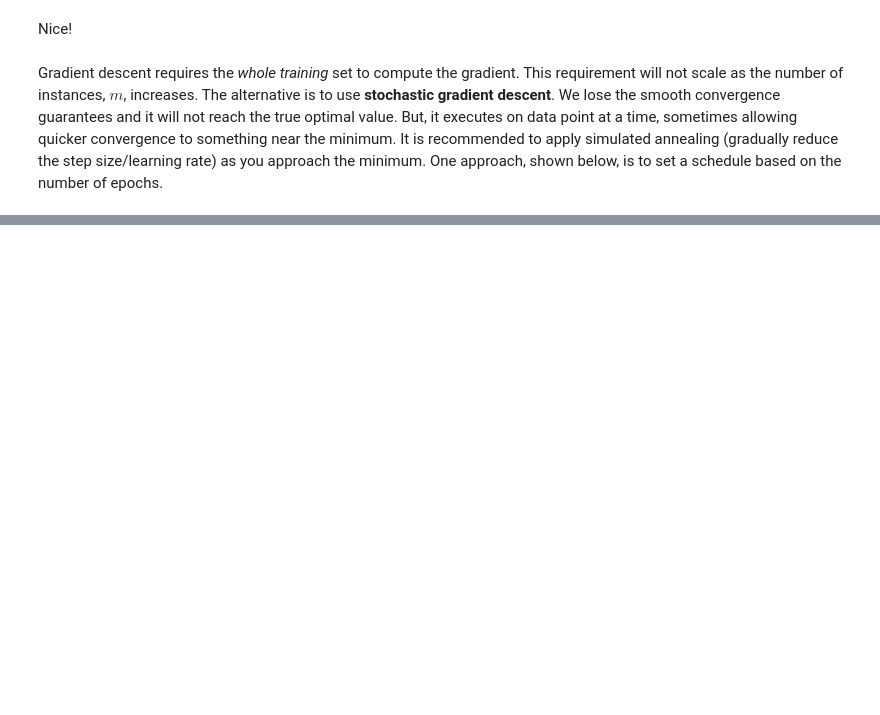
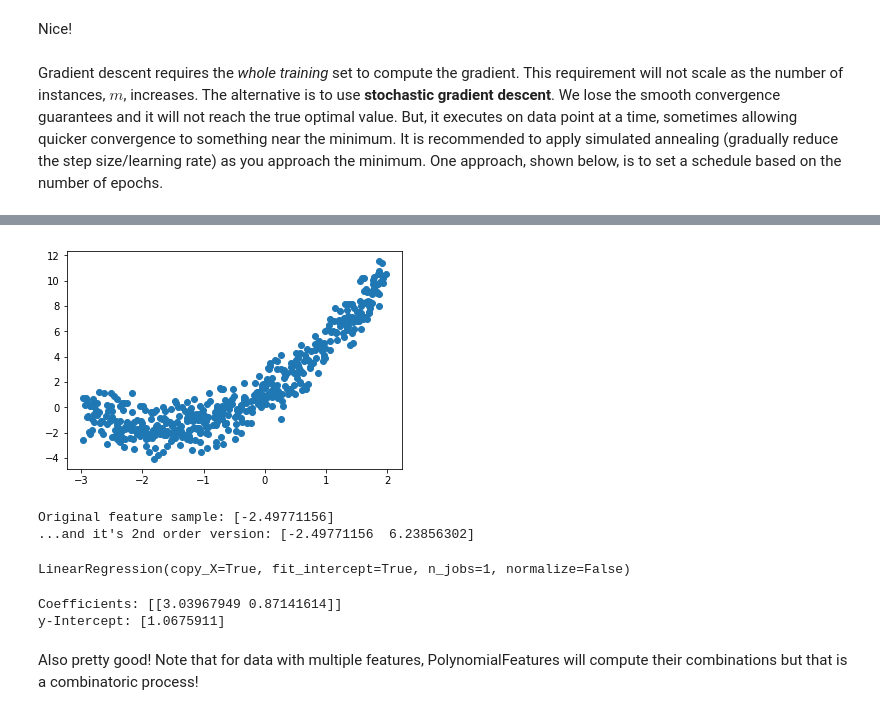
Before and after one commit to drpjm/python-ml-sandbox, a Jupyter notebook: Chapter04-Training/LinearRegression.ipynb, the cells around one changed output, grey strips where cells are left out. Drawn from its saved outputs; the diff is of its cells as text; code cells hidden in the pictures; blank space fills up the shorter version.

```diff
--- a/Chapter04-Training/LinearRegression.ipynb
+++ b/Chapter04-Training/LinearRegression.ipynb
@@ -111,0 +164,8 @@ print("Final parameters: " + str(theta))
+# %%
+X = 5 * np.random.rand(m, 1) - 3
+y = 0.85 * X**2 + 3*X + 1 + np.random.randn(m,1)
+# %%
+plt.scatter(X,y)
+plt.show()
+# %% [output]
+[figure, added]
@@ -111,0 +177,20 @@ print("Final parameters: " + str(theta))
+# %%
+print("Original feature sample: " + str(X[0]))
+print("...and it's 2nd order version: " + str(X_poly[0]))
+# %% [output]
+Original feature sample: [-2.49771156]
+...and it's 2nd order version: [-2.49771156  6.23856302]
+# %%
+# Simply apply linear regression now
+lin_reg = LinearRegression()
+lin_reg.fit(X_poly, y)
+# %% [output]
+LinearRegression(copy_X=True, fit_intercept=True, n_jobs=1, normalize=False)
+# %%
+print("Coefficients: " + str(lin_reg.coef_))
+print("y-Intercept: " + str(lin_reg.intercept_))
+# %% [output]
+Coefficients: [[3.03967949 0.87141614]]
+y-Intercept: [1.0675911]
+# %% [markdown]
+Also pretty good! Note that for data with multiple features, PolynomialFeatures will compute their combinations but that is a combinatoric process!
```
Also changed, not shown: parts of 13 cells of this notebook.
